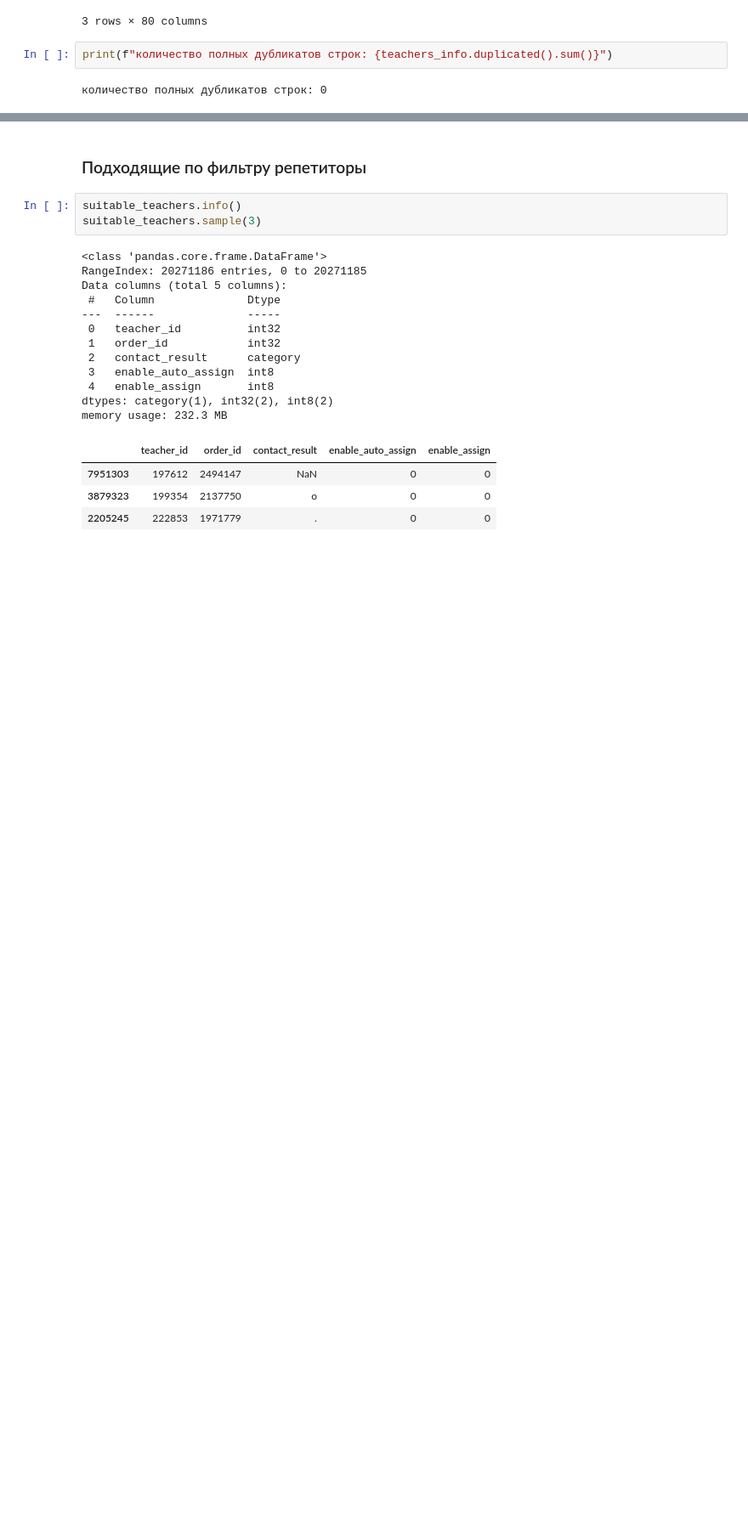
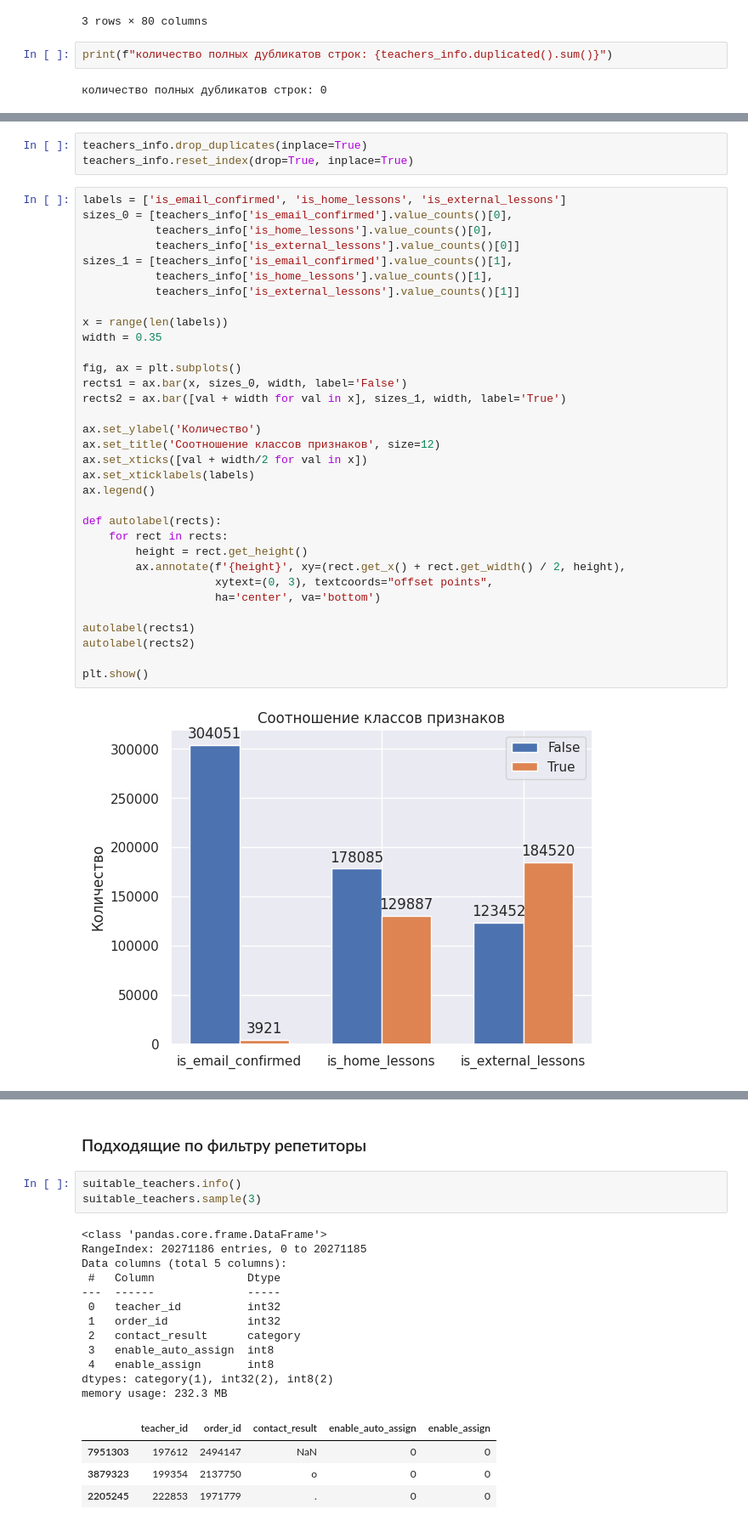
Before and after one commit to denis-42ds/classification_of_payment_requests, a Jupyter notebook: classification_of_payment_requests.ipynb, the cells around one changed output, grey strips where cells are left out. Shown at 85% size. Cells and saved outputs as stored; diff of their text form; blank space fills up the shorter version.

```diff
--- a/classification_of_payment_requests.ipynb
+++ b/classification_of_payment_requests.ipynb
@@ -899,0 +886,38 @@ print(f"количество полных дубликатов строк: {teac
+# %%
+teachers_info.drop_duplicates(inplace=True)
+teachers_info.reset_index(drop=True, inplace=True)
+# %%
+labels = ['is_email_confirmed', 'is_home_lessons', 'is_external_lessons']
+sizes_0 = [teachers_info['is_email_confirmed'].value_counts()[0],
+           teachers_info['is_home_lessons'].value_counts()[0],
+           teachers_info['is_external_lessons'].value_counts()[0]]
+sizes_1 = [teachers_info['is_email_confirmed'].value_counts()[1],
+           teachers_info['is_home_lessons'].value_counts()[1],
+           teachers_info['is_external_lessons'].value_counts()[1]]
+
+x = range(len(labels))
+width = 0.35
+
+fig, ax = plt.subplots()
+rects1 = ax.bar(x, sizes_0, width, label='False')
+rects2 = ax.bar([val + width for val in x], sizes_1, width, label='True')
+
+ax.set_ylabel('Количество')
+ax.set_title('Соотношение классов признаков', size=12)
+ax.set_xticks([val + width/2 for val in x])
+ax.set_xticklabels(labels)
+ax.legend()
+
+def autolabel(rects):
+    for rect in rects:
+        height = rect.get_height()
+        ax.annotate(f'{height}', xy=(rect.get_x() + rect.get_width() / 2, height),
+                    xytext=(0, 3), textcoords="offset points",
+                    ha='center', va='bottom')
+
+autolabel(rects1)
+autolabel(rects2)
+
+plt.show()
+# %% [output]
+[figure, added]
```
Also changed, not shown: parts of 39 cells of this notebook.
